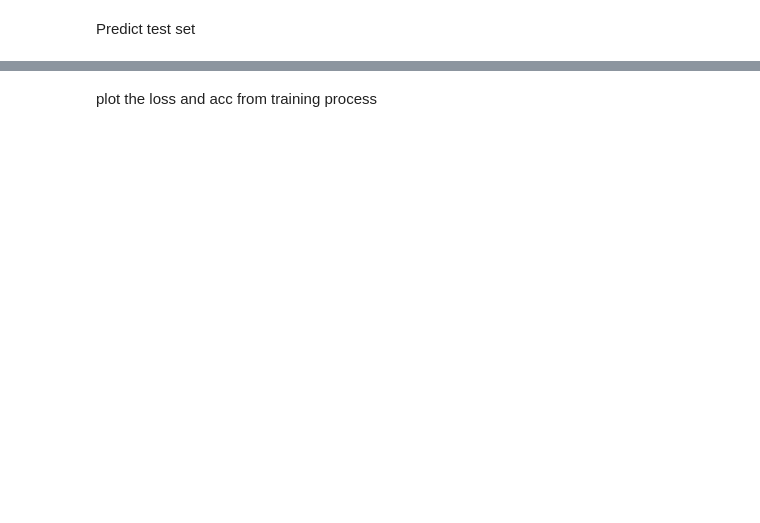
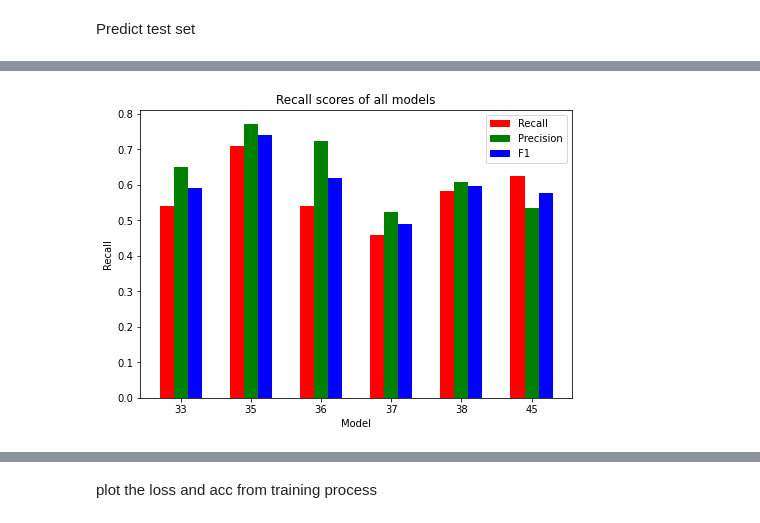
Before and after one commit to kaiismith/REAC, a Jupyter notebook: model.ipynb, the cells around one changed output, grey strips where cells are left out. Drawn from its saved outputs; the diff is of its cells as text; code cells hidden in the pictures; blank space fills up the shorter version.

```diff
--- a/model.ipynb
+++ b/model.ipynb
@@ -130,3 +220,24 @@ def init_model():
+# %%
+def init_model_45():
+    model = Sequential()
+    model.add(Conv1D(filters=12, kernel_size=3, padding="same", activation='relu', input_shape=(max_length, 12)))
+    model.add(AveragePooling1D(pool_size=2))
+    model.add(Conv1D(filters=12, kernel_size=3, padding="same", activation='relu', input_shape=(max_length, 12)))
+    model.add(Conv1D(filters=12, kernel_size=3, padding="same", activation='relu', input_shape=(max_length, 12)))
+    model.add(AveragePooling1D(pool_size=2))
+
+    model.add(LSTM(12))
+
+    adam = tf.keras.optimizers.Adam(lr=0.0005, beta_1=0.9, beta_2=0.999, epsilon=None, decay=0.0)
+
+    model.add(Flatten())
+    model.add(Dense(2, activation = 'softmax')) # We have only 2 classes: Non-cheat & Cheat
+
+    model.compile(optimizer=adam,
+                  loss='categorical_crossentropy',
+                  metrics=['accuracy'])
+
+    return model
 # %%
 right_gaze_train = train["Right Gaze"]
 left_gaze_train  = train["Left Gaze"]
@@ -193,9 +327,13 @@ tf.Tensor(
 # %% [markdown]
 Train the model
 # %%
-model = init_model()
+models = [init_model_33(), init_model_35(),init_model_36(), init_model_37(),init_model_38(), init_model_45()]
+histories = []
+recalls = []
 # callbacks = [EarlyStopping(monitor='loss', patience=3), History()]
 callbacks = [History()]
-history = model.fit(x_train, y_train, epochs=100, batch_size=128, callbacks=callbacks)
+for model in models:
+    history = model.fit(x_train, y_train, epochs=100, batch_size=128, validation_split =0.1,  callbacks=callbacks)
+    histories.append(history)
 # %% [output]
 Epoch 1/100
@@ -309,0 +453,17 @@ Accuracy on test set:  0.6041666666666666
+# %%
+import matplotlib.pyplot as plt
+fig = plt.figure()
+ax = fig.add_axes([0,0,1,1])
+langs = ['33', '35', '36', '37', '38', '45']
+x_axis = np.arange(len(langs))
+ax.bar(x_axis-0.2,recalls, width=0.2, color='r', label= "Recall")
+ax.bar(x_axis,precisions, width=0.2, color = 'g', label= "Precision")
+ax.bar(x_axis+0.2,f1s, width=0.2, color = 'b', label= "F1")
+plt.xticks((x_axis), langs)
+ax.title.set_text('Recall scores of all models')
+ax.set_xlabel('Model')
+ax.set_ylabel('Recall')
+plt.legend()
+plt.show()
+# %% [output]
+[figure, added]
```
Also changed, not shown: parts of 31 cells of this notebook.
